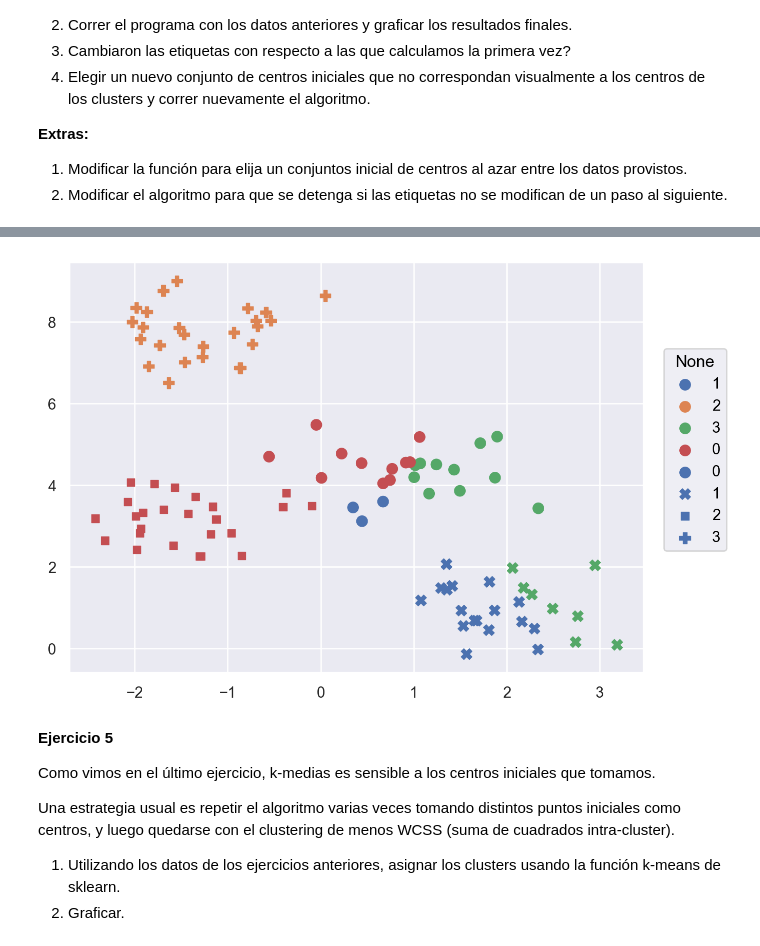
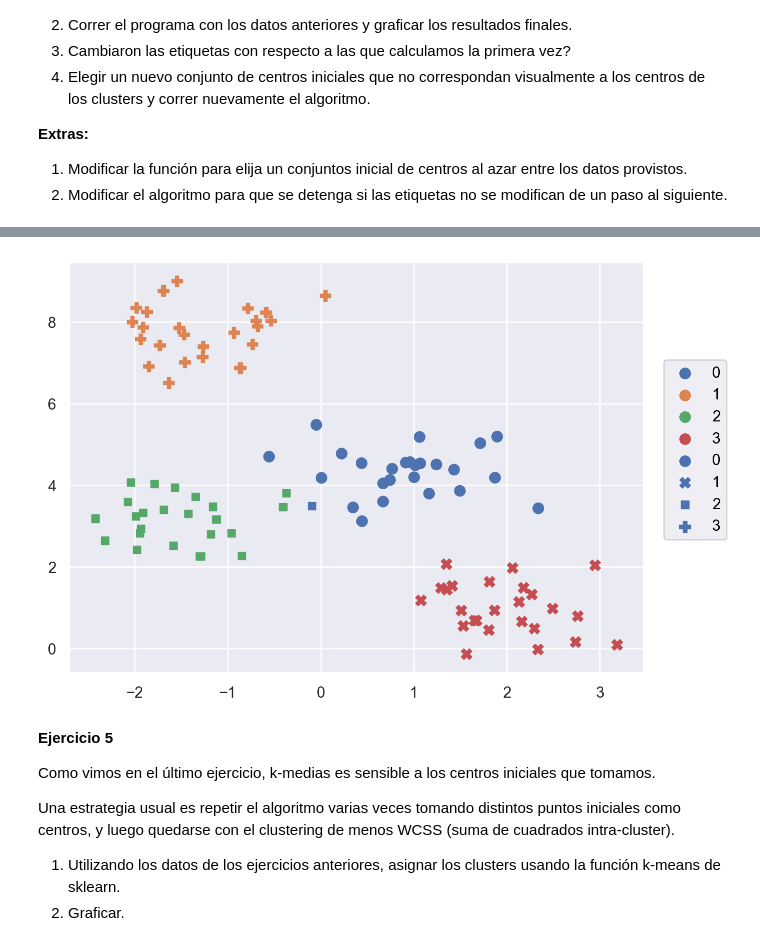
Before and after one commit to santiago-paz/ejercicios-laboratorio-datos-uba, a Jupyter notebook: Clases/Clase-15/clase15-ldd-clusteringkmeans-clase.ipynb, the cells around one changed output, grey strips where cells are left out. Saved outputs shown, nothing was run; the diff lists cells and outputs as text; code cells hidden in the pictures.

```diff
--- a/Clases/Clase-15/clase15-ldd-clusteringkmeans-clase.ipynb
+++ b/Clases/Clase-15/clase15-ldd-clusteringkmeans-clase.ipynb
@@ -107,7 +107,11 @@ def distancias_a_centros(datos, centros):
     nDatos = len(datos)
     distMatrix = np.zeros((nDatos, k))
 
-    ???
+
+    for i in range(k):
+        centro = centros[i]
+        dist = np.sqrt(np.sum((datos - centro) ** 2, axis = 1))
+        distMatrix[:,i] = dist
 
     return(distMatrix)
 # %%
@@ -135,8 +139,8 @@ array([[2.24999696, 4.71047972, 0.52224065, 2.91643779],
 # Item 3
 def calcular_etiquetas(datos, centros):
     distMatrix = distancias_a_centros(datos, centros)
-
-    ???
+    # etiquetas = [np.argmin(fila for fila in distMatrix)]
+    etiquetas = np.argmin(distMatrix, axis = 1)
 
     return(etiquetas.astype("str"))  # Convertimos los enteros a strings
 # %%
@@ -197,9 +199,14 @@ array([[ 0.87673717,  4.2964758 ],
 # %%
 # Metemos el código en una función
 def calcular_centros(datos, etiquetas):
-    centros = np.zeros((4,2))
-    for i, etiqueta in enumerate(etiquetas.unique()):
-        ???
+    k = pd.Series(etiquetas).nunique()
+    n = datos.shape[1]
+    centros = np.zeros((k,n))
+
+    for i, etiqueta in enumerate(pd.Series(etiquetas).unique()):
+
+        cluster = datos[etiquetas == etiqueta, :] # Las filas que tienen la etiqueta dada
+        centros[i] = np.mean(cluster, axis = 0)
     return(centros)
 # %%
 # Item 2
@@ -239,8 +246,10 @@ array([[ 0.87673717,  4.2964758 ],
 # Item 1
 def kmedias(datos, centros, n):
     centros_nuevos = centros.copy()
-
-    ???
+    # Iteramos n veces para actualizar los centros y las etiquetas
+    for i in range(n):
+        etiquetas = calcular_etiquetas(datos, centros_nuevos)
+        centros_nuevos = calcular_centros(datos, etiquetas)
 
     return(etiquetas)
 # %%
@@ -271,14 +280,14 @@ array([[-2.07459735,  3.58809203],
 # %%
-etiquetas = kmedias(datos, centrosRandom, 40)
+etiquetas = kmedias(datos, centrosRandom, 10)
 
 # Graficamos
 (
     so.Plot(x = X[:,0], y =  X[:,1], color = etiquetas, marker = v)
     .add(so.Dot(pointsize = 8))
     #.add(so.Dots(color = "red", pointsize= 10), x = centros[:,0], y = centros[:,1])
 )
 # %% [output]
-[figure, old version]
+[figure, new version]
 # %% [markdown]
 **Ejercicio 5**
 
```
Also changed, not shown: parts of 8 cells of this notebook, 10 other files.
